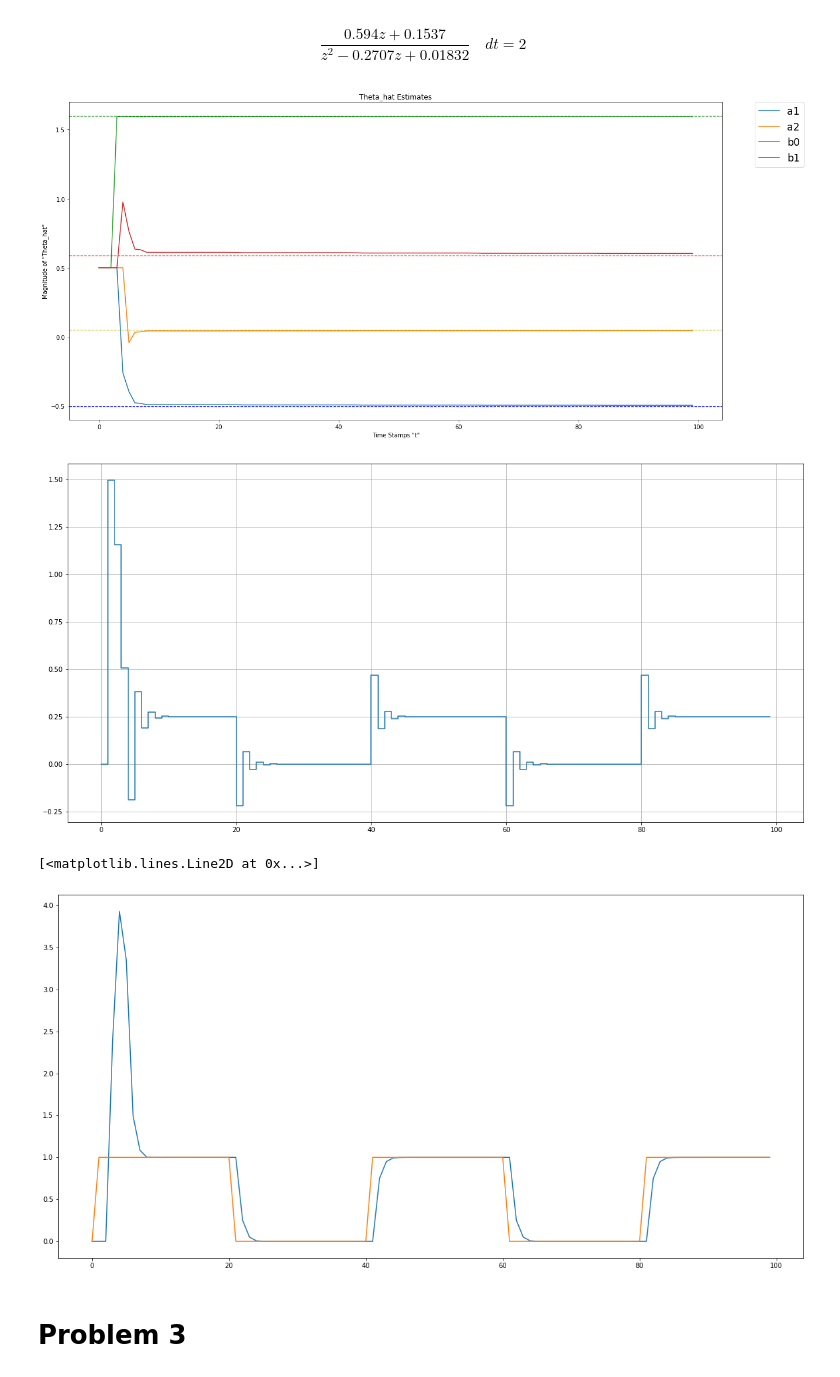
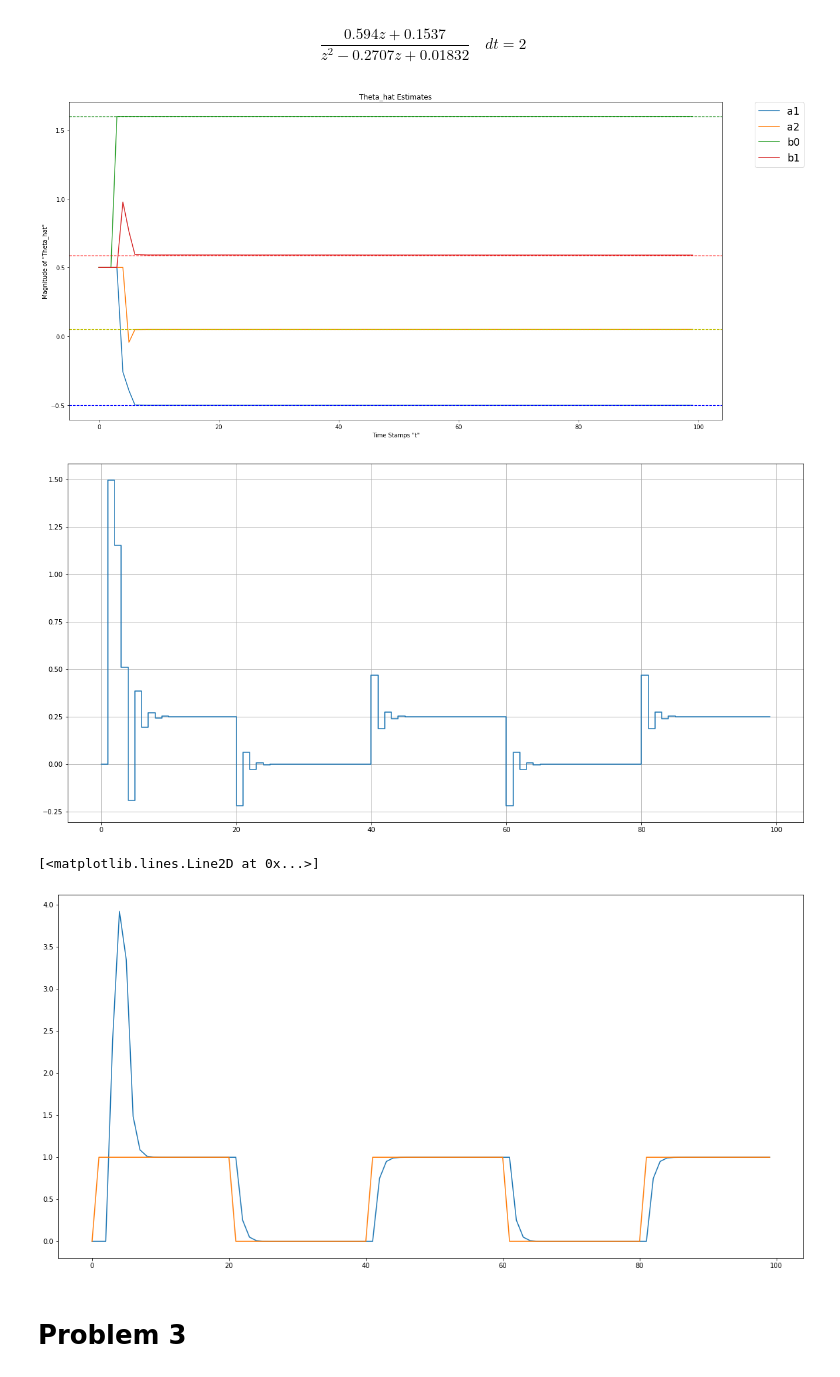
Before and after one commit to cplan082-tech/Adaptive_Control, a Jupyter notebook: assignments/A2/Clive_Plante_hw2.ipynb, the cells around one changed output. Saved outputs shown, nothing was run; the diff lists cells and outputs as text; code cells hidden in the pictures.

```diff
--- a/assignments/A2/Clive_Plante_hw2.ipynb
+++ b/assignments/A2/Clive_Plante_hw2.ipynb
@@ -194,9 +199,9 @@ H_fy1 = collect(simplify(expand((s*H_f).subs(s,bilinear_T))), q)
 H_fy0 = collect(simplify(expand((H_f).subs(s,bilinear_T))), q)
 H_fu0 = collect(simplify(expand((H_f).subs(s,bilinear_T))), q)
 
-obj_H_fy1 = numden_coeff(H_fy1, 2, 2, q)
-obj_H_fy0 = numden_coeff(H_fy0, 2, 2, q)
-obj_H_fu0 = numden_coeff(H_fu0, 2, 2, q)
+obj_H_fy1 = numden_coeff(H_fy1, q)
+obj_H_fy0 = numden_coeff(H_fy0, q)
+obj_H_fu0 = numden_coeff(H_fu0, q)
 
 aH_fy1 = obj_H_fy1.lst_denum_coeff
 bH_fy1 = obj_H_fy1.lst_num_coeff
@@ -278,8 +283,8 @@ $\frac{T}{R}\bigg\rvert_{s=\frac{2(1 - \frac{1}{q})}{T(1 + \frac{1}{q})}} = \;${
 
 $\frac{S}{R}\bigg\rvert_{s=\frac{2(1 - \frac{1}{q})}{T(1 + \frac{1}{q})}} = \;${{SR}}
 # %%
-obj_TR = numden_coeff(TR, 1, 1, q)
-obj_SR = numden_coeff(SR, 1, 1, q)
+obj_TR = numden_coeff(TR, q)
+obj_SR = numden_coeff(SR, q)
 
 aTR = obj_TR.lst_denum_coeff
 bTR = obj_TR.lst_num_coeff
@@ -315,7 +320,7 @@ $u(k) = \;${{uk}}
 # %%
 G_ = collect(simplify(expand(G.subs(s, bilinear_T))), q)
 
-obj_G_ = numden_coeff(G_, 2, 2, q)
+obj_G_ = numden_coeff(G_, q)
 
 aG_ = obj_G_.lst_denum_coeff
 bG_ = obj_G_.lst_num_coeff
@@ -536,8 +541,8 @@ $S =\;${{S_}}
 TR = simplify(T/R)
 SR = simplify(S/R).subs([(s0, s_0), (s1, s_1)])
 
-obj_TR = numden_coeff(TR, 1, 1, q)
-obj_SR = numden_coeff(SR, 1, 1, q)
+obj_TR = numden_coeff(TR, q)
+obj_SR = numden_coeff(SR, q)
 
 aTR = obj_TR.lst_denum_coeff
 bTR = obj_TR.lst_num_coeff
@@ -590,6 +595,8 @@ theta0 = np.array([a_1, a_2, b_0, b_1]).reshape(-1,1)
 
 # Tunable components ^^^^^^^^^^^^^^^^^^^^^^^^^^^^^^^^
 
+theta_hat = [np.array([est]*len(theta0)).reshape(-1,1) for _ in range(starting_samples)]
+
 # model parameters
 a_m1 = -0.2707
 a_m2 = 0.01832
@@ -602,38 +609,36 @@ t = [i for i in sample_range]
 u_c = np.ones(sample_depth)
 u_c[np.where([m.sin(t[i]*m.pi/20)<=0 for i in sample_range])] = 0
 
-theta_hat = [np.array([est]*len(theta0)).reshape(-1,1) for _ in range(starting_samples)]
-
 y = [0]*starting_samples
 u = [0]*starting_samples
 
 I = np.identity(len(theta0))
-p = 100*I
+p = 1000*I
 
 for k in range(starting_samples ,sample_depth):
     phi = np.array([-y[-1], -y[-2], u[-1], u[-2]]).reshape(-1,1)
 
     y.append(np.reshape(phi.T@theta0, ()))
     K = p@phi@inv(lam + phi.T@p@phi)
     p = (I - K@phi.T)@p/lam
     theta_hat.append(theta_hat[-1] + K*(y[k] - phi.T@theta_hat[-1]))
 
     u.append(np.reshape(uk_func(u[k-1], u_c[k], y[k], y[k-1],
                                 theta_hat[-1][0], theta_hat[-1][1],
                                 theta_hat[-1][2], theta_hat[-1][3]), ()))
 
 df_theta = pd.DataFrame(np.asarray(theta_hat).reshape(-1,4,), columns=['a1', 'a2', 'b0', 'b1'])
 
 theta_hat_ploter(df_theta, theta0, 'Theta_hat Estimates')
 
 plt.step(t, u)
 plt.grid()
 plt.show()
 
 plt.plot(t, y)
 plt.plot(t, u_c)
 # %% [output]
-[figure, old version]
+[figure, new version]
 [figure]
 [<matplotlib.lines.Line2D at 0x...>]
 [figure]
```
Also changed, not shown: parts of 20 cells of this notebook, 1 other file.
